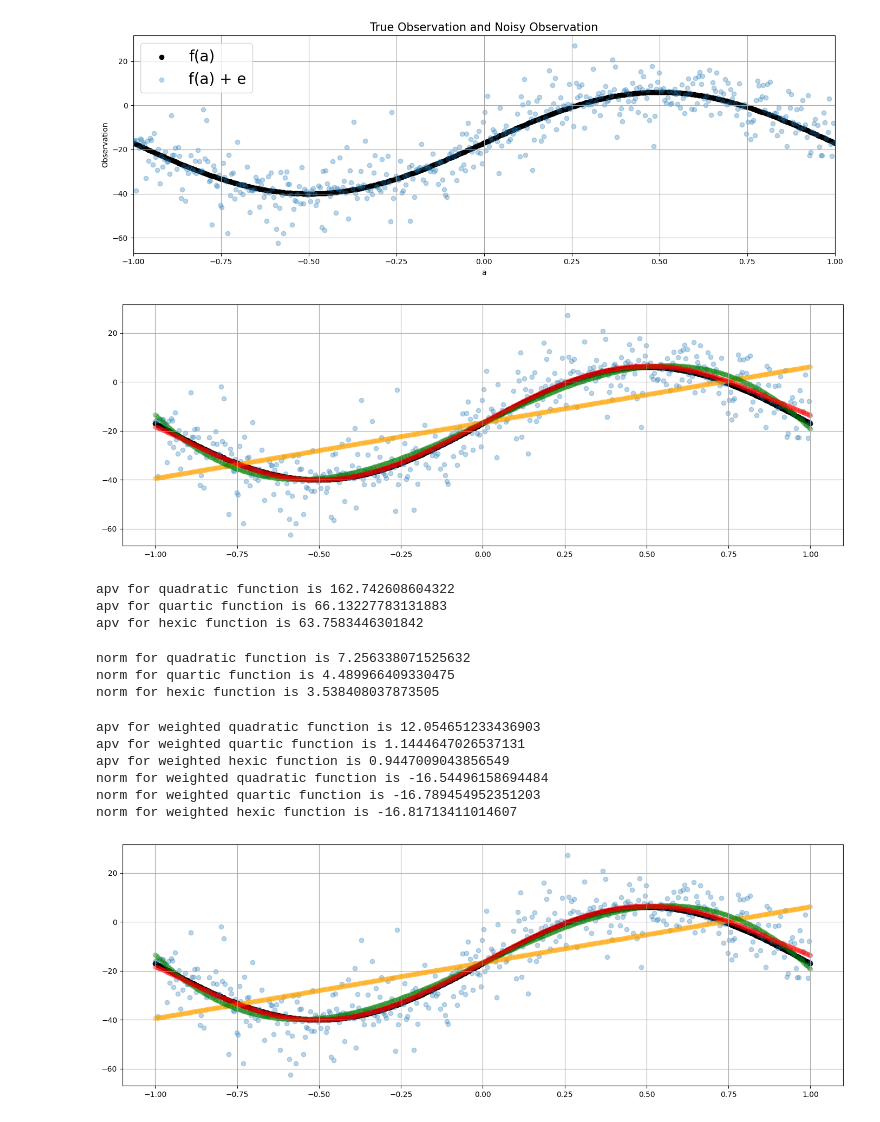
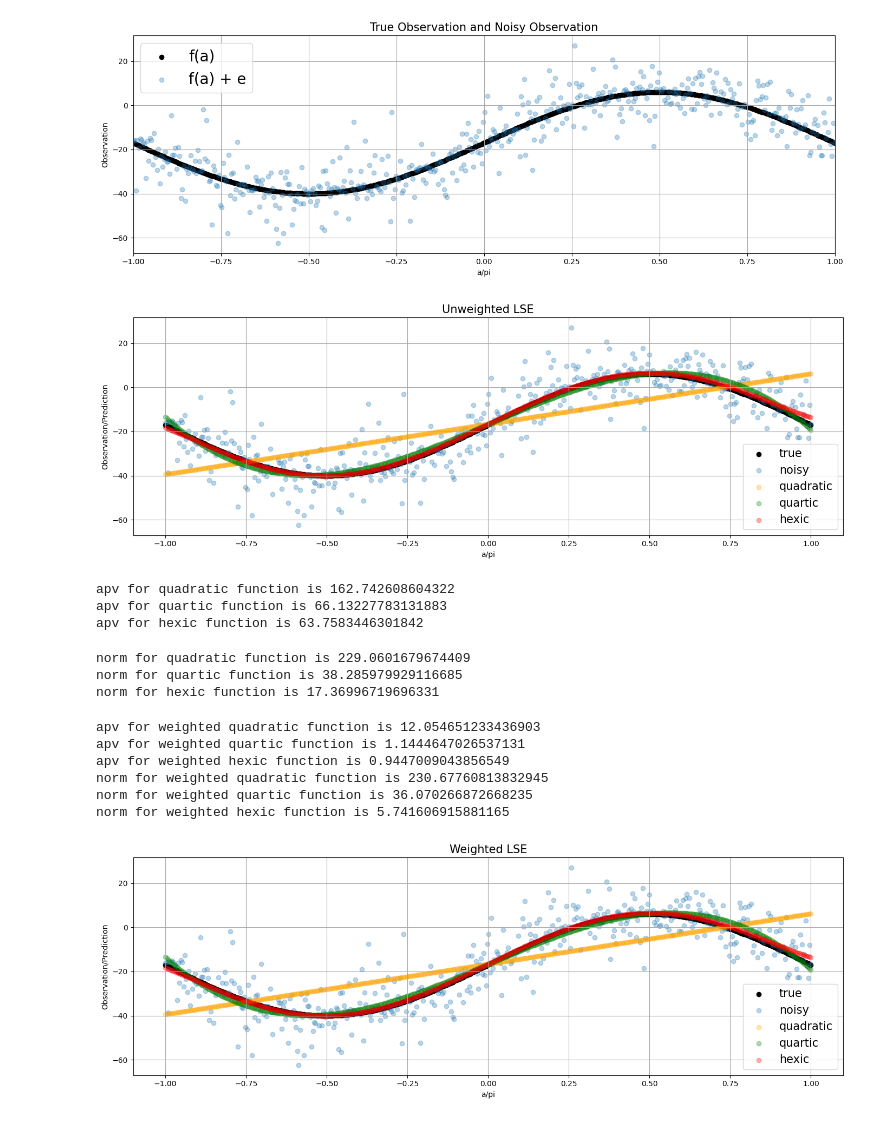
Before and after one commit to WoodenArmor/ENGG680_2025_Fall, a Jupyter notebook: Lab_Assignment1/Assignment1.ipynb, the cells around one changed output. Saved outputs shown, nothing was run; the diff lists cells and outputs as text; code cells hidden in the pictures.

Commit message:
fix norm in Part 6. Completion

```diff
--- a/Lab_Assignment1/Assignment1.ipynb
+++ b/Lab_Assignment1/Assignment1.ipynb
@@ -942,23 +932,26 @@ hexic_uw = np.polyval(np.flipud(deg_6[0]), a)
 # %%
 # step 8
 # use the matplotlib to plot each polynomial function, noisy observations l, true observations l_true, together in one single figure
 # for the polynomials of quadratic, quartic and hexic, use color of orange, green and red respectively.
 # (2 marks)
 
 fig, ax = plt.subplots(nrows=1, ncols=1, figsize=(14, 5))
 
 ax.scatter(a/np.pi, l_true, label='true', color='k')
 ax.scatter(a/np.pi, l, label='noisy', color='tab:blue', marker = 'o', alpha=0.3)
 ax.scatter(a/np.pi,quadratic_uw, label='quadratic', color='orange', marker = 'o', alpha=0.3)
 ax.scatter(a/np.pi,quartic_uw, label='quartic', color='green', marker = 'o', alpha=0.3)
 ax.scatter(a/np.pi,hexic_uw, label='hexic', color='red', marker = 'o', alpha=0.3)
 
-
+ax.set_xlabel('a/pi') # x label
+ax.set_ylabel('Observation/Prediction')
+plt.legend(fontsize=15, loc='best')
+plt.title('Unweighted LSE', fontsize=15)
 ax.grid(True, which='both',ls='-',color='0.65')
 
 fig.tight_layout()
 # %% [output]
-[figure, old version]
+[figure, new version]
 # %%
 # step 9
 # print the a posterier variance factor for each polynomial function
@@ -975,14 +968,20 @@ apv for hexic function is 63.7583446301842
 # step 10
 # compute and print the norm between the predicted observations (output from each polynomial function) and the true observations
 # (3 marks)
-# ...
-print(f'norm for quadratic function is {quadratic_uw.mean()}')
-print(f'norm for quartic function is {quartic_uw.mean()}')
-print(f'norm for hexic function is {hexic_uw.mean()}')
+#
+# using L2 (Euclidean) norm by default, as it is not specified.
+quadratic_uw_norm = np.linalg.norm(l_true - quadratic_uw, ord=2)
+# correct order should be true - predicted (as above), but its mathematically equal
+# in the case of L2 norm, so I'm too lazy to change it.
+quartic_uw_norm = np.linalg.norm(quartic_uw - l_true, ord=2)
+hexic_uw_norm = np.linalg.norm(hexic_uw - l_true, ord=2)
+print(f'norm for quadratic function is {quadratic_uw_norm}')
+print(f'norm for quartic function is {quartic_uw_norm}')
+print(f'norm for hexic function is {hexic_uw_norm}')
 # %% [output]
-norm for quadratic function is 7.256338071525632
-norm for quartic function is 4.489966409330475
-norm for hexic function is 3.538408037873505
+norm for quadratic function is 229.0601679674409
+norm for quartic function is 38.285979929116685
+norm for hexic function is 17.36996719696331
 # %%
 # step 11
 # comment on the results of a posterier variance factor and norm, what pattern do you observe
@@ -998,15 +1000,15 @@ P_weighted = np.linalg.inv(np.diag(l_var))
 # step 13
 # repeat the steps 6-10, using the proper P matrix
 # (7 marks)
-# ...
+# detailed comments see step 6-10
 # step 13-6
 deg_2_weighted = fit_polynomial_curve(a, l, P_weighted, deg=2)
 deg_4_weighted = fit_polynomial_curve(a, l, P_weighted, deg=4)
 deg_6_weighted = fit_polynomial_curve(a, l, P_weighted, deg=6)
 # step 13-7
-quadratic_w = np.polyval(np.flipud(deg_2_weighted[0]), a/np.pi)
-quartic_w = np.polyval(np.flipud(deg_4_weighted[0]), a/np.pi)
-hexic_w = np.polyval(np.flipud(deg_6_weighted[0]), a/np.pi)
+quadratic_w = np.polyval(np.flipud(deg_2_weighted[0]), a)
+quartic_w = np.polyval(np.flipud(deg_4_weighted[0]), a)
+hexic_w = np.polyval(np.flipud(deg_6_weighted[0]), a)
 # step 13-8
 fig, ax = plt.subplots(nrows=1, ncols=1, figsize=(14, 5))
 ax.scatter(a/np.pi, l_true, label='true', color='k')
@@ -1014,24 +1016,31 @@ ax.scatter(a/np.pi, l, label='noisy', color='tab:blue', marker = 'o', alpha=0.3)
 ax.scatter(a/np.pi,quadratic_uw, label='quadratic', color='orange', marker = 'o', alpha=0.3)
 ax.scatter(a/np.pi,quartic_uw, label='quartic', color='green', marker = 'o', alpha=0.3)
 ax.scatter(a/np.pi,hexic_uw, label='hexic', color='red', marker = 'o', alpha=0.3)
+ax.set_xlabel('a/pi')
+ax.set_ylabel('Observation/Prediction')
+plt.legend(fontsize=15, loc='best')
+plt.title('Weighted LSE', fontsize=15)
 ax.grid(True, which='both',ls='-',color='0.65')
 fig.tight_layout()
-# step 13-9
+# step 13-9, apv
 print(f'apv for weighted quadratic function is {deg_2_weighted[2]}')
 print(f'apv for weighted quartic function is {deg_4_weighted[2]}')
 print(f'apv for weighted hexic function is {deg_6_weighted[2]}')
-# step 13-10
-print(f'norm for weighted quadratic function is {quadratic_w.mean()}')
-print(f'norm for weighted quartic function is {quartic_w.mean()}')
-print(f'norm for weighted hexic function is {hexic_w.mean()}')
+# step 13-10, norm
+quadratic_w_norm = np.linalg.norm(quadratic_w - l_true, ord=2)
+quartic_w_norm = np.linalg.norm(quartic_w - l_true, ord=2)
+hexic_w_norm = np.linalg.norm(hexic_w - l_true, ord=2)
+print(f'norm for weighted quadratic function is {quadratic_w_norm}')
+print(f'norm for weighted quartic function is {quartic_w_norm}')
+print(f'norm for weighted hexic function is {hexic_w_norm}')
 # %% [output]
 apv for weighted quadratic function is 12.054651233436903
 apv for weighted quartic function is 1.1444647026537131
 apv for weighted hexic function is 0.9447009043856549
-norm for weighted quadratic function is -16.54496158694484
-norm for weighted quartic function is -16.789454952351203
-norm for weighted hexic function is -16.81713411014607
+norm for weighted quadratic function is 230.67760813832945
+norm for weighted quartic function is 36.070266872668235
+norm for weighted hexic function is 5.741606915881165
-[figure, old version]
+[figure, new version]
 # %%
 # step 14
 # Compare the results of a posterier variance factor and norm from unweighted LSE and weighted LSE, what phenomena do you observe? Explain this phenomena.
```
Also changed, not shown: parts of 11 cells of this notebook.
